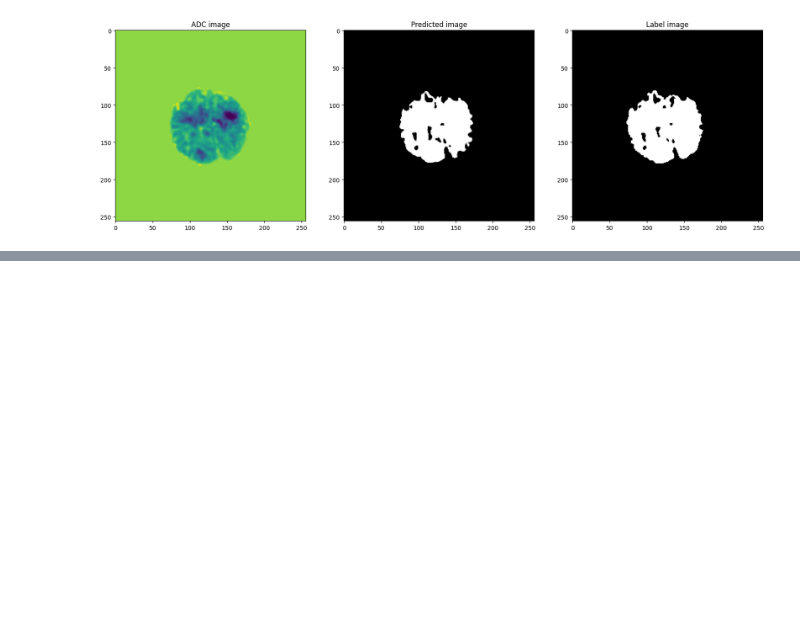
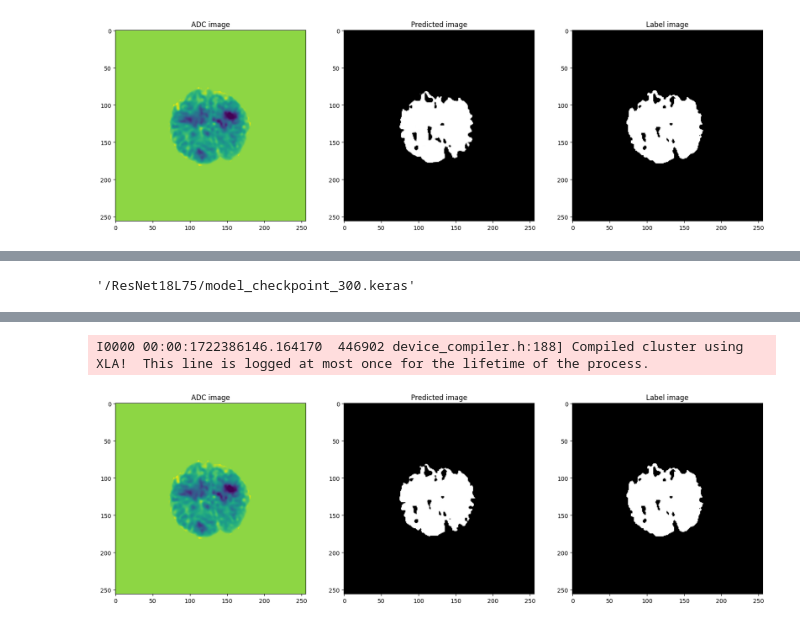
Before and after one commit to reshmaruby/Project, a Jupyter notebook: ResNetLossCombined.ipynb, the cells around one changed output, grey strips where cells are left out. Cells and saved outputs as stored; diff of their text form; code cells hidden in the pictures; blank space fills up the shorter version.

```diff
--- a/ResNetLossCombined.ipynb
+++ b/ResNetLossCombined.ipynb
@@ -521,0 +794,6 @@ metrics = [sm.metrics.IOUScore(), sm.metrics.FScore()]
+# %%
+latest_checkpoint
+# %% [output]
+'/ResNet18L75/model_checkpoint_300.keras'
+# %%
+model = load_model('/ResNet18L75/model_checkpoint_300.keras', safe_mode=False, compile=False)
@@ -521,0 +822,31 @@ metrics = [sm.metrics.IOUScore(), sm.metrics.FScore()]
+# %%
+IMAGE_NUMBER = 300
+original_image = flattened_zadc_data_test[IMAGE_NUMBER]
+label_image = flattened_label_data_test[IMAGE_NUMBER]
+patches = slice_image(original_image)
+
+patches_data = np.array(patches)
+
+# Reshape the array to have shape (num_samples, 128, 128, 1)
+patches_data = patches_data.reshape((len(patches), 64, 64, 1))
+
+predictions = model.predict(patches_data)
+predictions = predictions.reshape((len(predictions), 64, 64))
+reconstructed_image = stitch_image(predictions, original_image.shape)
+
+
+plt.figure(figsize=(20, 20))
+plt.subplot(1, 3, 1)
+plt.imshow(original_image)
+plt.title('ADC image')
+
+plt.subplot(1, 3, 2)
+plt.imshow(reconstructed_image, cmap="grey")
+plt.title('Predicted image')
+
+plt.subplot(1, 3, 3)
+plt.imshow(label_image, cmap="grey")
+plt.title('Label image')
+
+plt.show()
+# %% [output]
@@ -521,0 +859,2 @@ metrics = [sm.metrics.IOUScore(), sm.metrics.FScore()]
+I0000 00:00:1722386146.164170  446902 device_compiler.h:188] Compiled cluster using XLA!  This line is logged at most once for the lifetime of the process.
+[figure, added]
```
Also changed, not shown: parts of 26 cells of this notebook, 1 other file.
